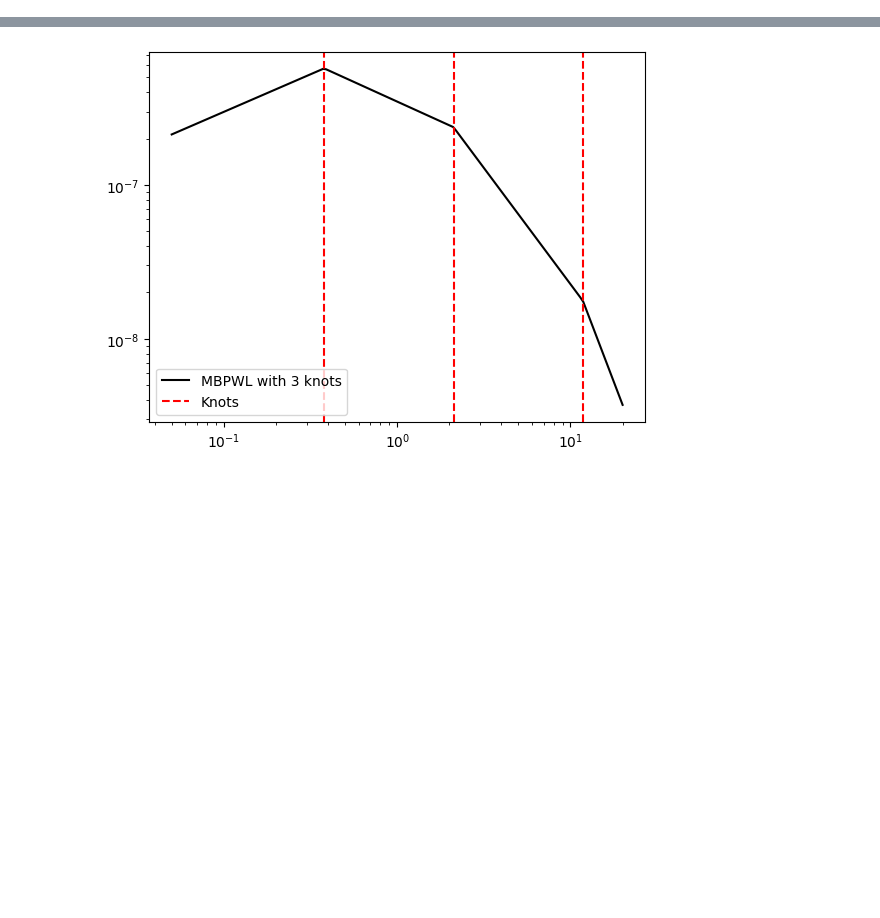
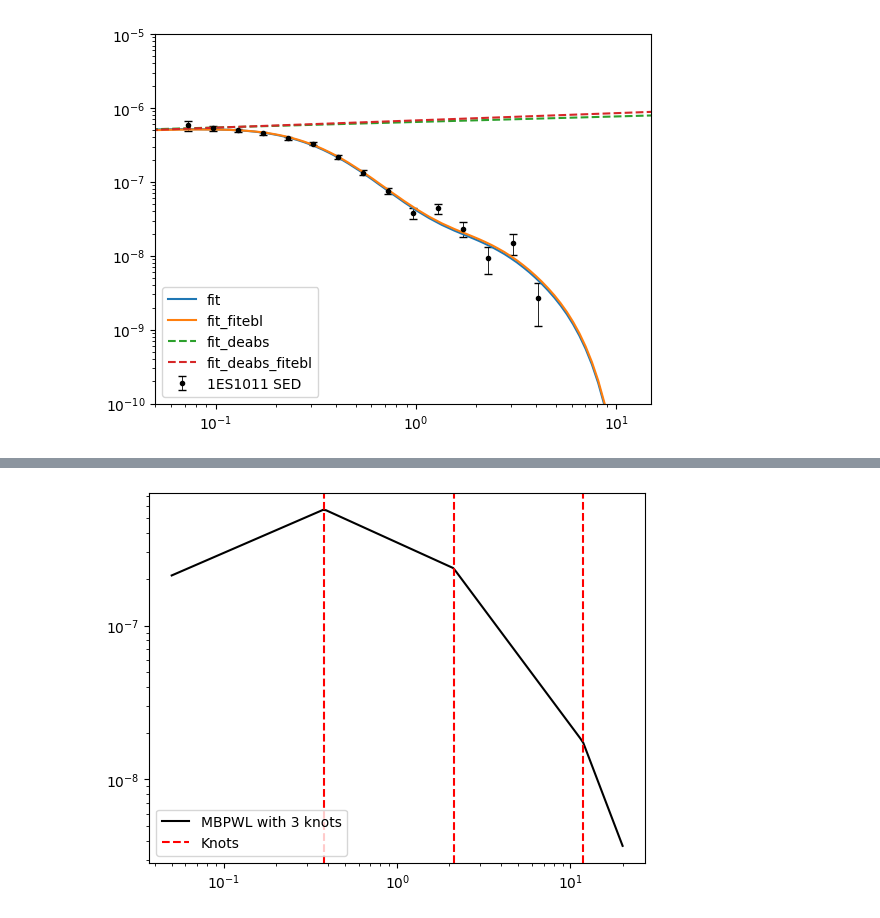
Before and after one commit to R-Grau/EBLpy, a Jupyter notebook: scanEBL.ipynb, the cells around one changed output, grey strips where cells are left out. Drawn from its saved outputs; the diff is of its cells as text; code cells hidden in the pictures; blank space fills up the shorter version.

```diff
--- a/scanEBL.ipynb
+++ b/scanEBL.ipynb
@@ -292,0 +535,24 @@ plt.show()
+# %%
+SED_fit = fit_func(Etrue, bestfit) * np.exp(mtau * alpha) * Etrue * Etrue
+SED_fit_deabs = fit_func(Etrue, bestfit) * Etrue * Etrue
+bestfit_fitebl = np.array([9.56347285014192e-06, 1.90185, 1.77207e-08])
+SED_fit_fitebl = fit_func(Etrue, bestfit_fitebl) * np.exp(mtau * 1.123) * Etrue * Etrue
+SED_fit_deabs_fitebl = fit_func(Etrue, bestfit_fitebl) * Etrue * Etrue
+
+plt.errorbar(Eest_data, SED_orig, yerr= SED_orig_u, fmt = ".", capsize = 3, label = "1ES1011 SED", color = "black", linewidth = 0.6)
+plt.plot(Etrue, SED_fit, label = "fit")
+plt.plot(Etrue, SED_fit_fitebl, label = "fit_fitebl")
+plt.plot(Etrue, SED_fit_deabs, label = "fit_deabs", linestyle = "--")
+plt.plot(Etrue, SED_fit_deabs_fitebl, label = "fit_deabs_fitebl", linestyle = "--")
+plt.legend()
+plt.xlim(5e-2, 1.5e1)
+plt.ylim(1e-10, 1e-5)
+plt.xscale('log')
+plt.yscale('log')
+plt.show()
+
+#[0]*pow(x/%.2f,[1]-[2]*[2]*log10(x/%.2f))
+#[0]+([1]-[2]*[2]*log10(x/%.2f))*log(x/%.2f)
+#phi0 * np.power((xdata/0.249), (-alpha - beta * beta * np.log10(xdata/0.249)))
+# %% [output]
+[figure, added]
```
Also changed, not shown: parts of 18 cells of this notebook, 7 other files.
